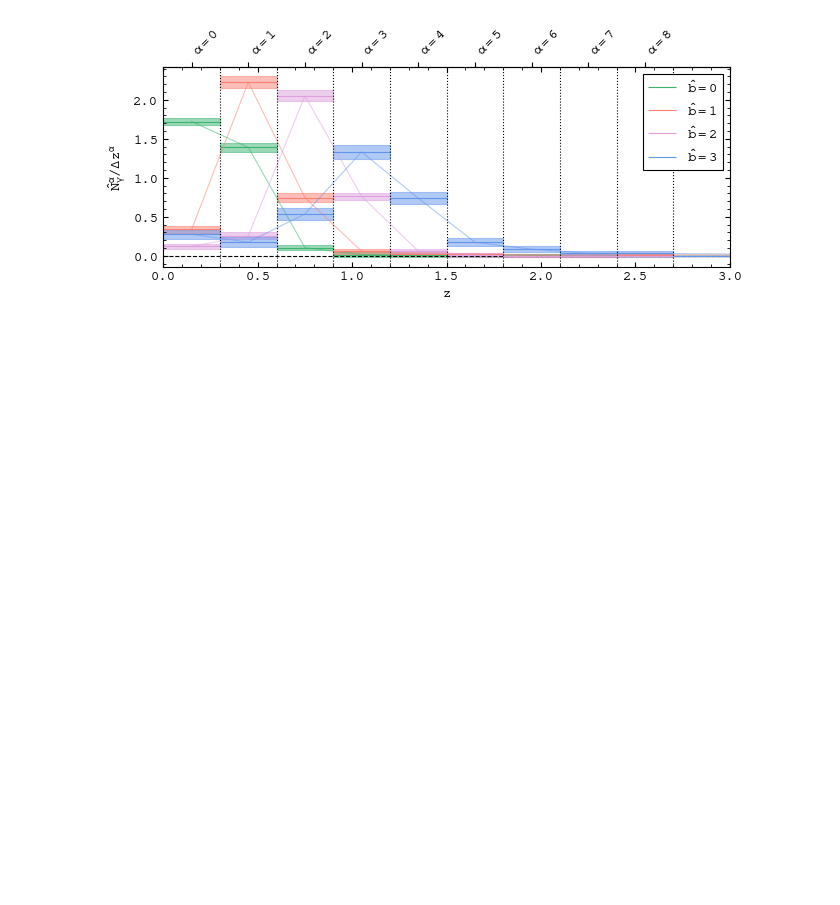
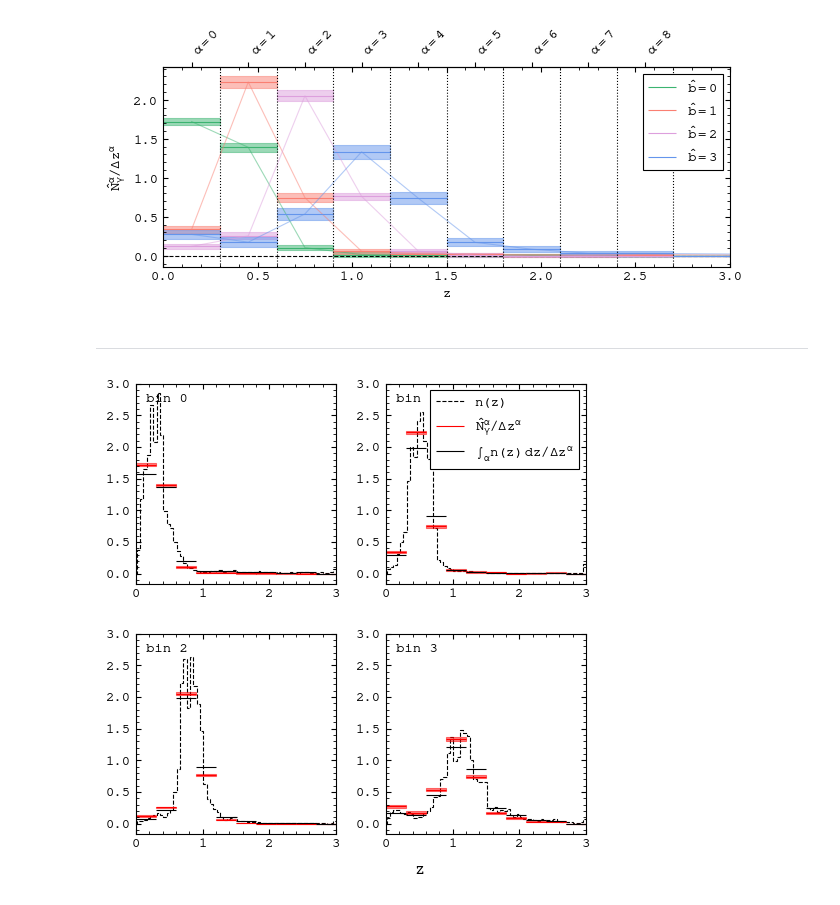
Before and after one commit to sidneymau/des-y6-image-sims-analysis, a Jupyter notebook: plots/N_gamma_alpha.ipynb, the cells around one changed output. Saved outputs shown, nothing was run; the diff lists cells and outputs as text; code cells hidden in the pictures; blank space fills up the shorter version.

```diff
--- a/plots/N_gamma_alpha.ipynb
+++ b/plots/N_gamma_alpha.ipynb
@@ -256,3 +261,5 @@ axs.legend(loc="upper right")
 plt.show()
 # %% [output]
 [figure]
+# %% [markdown]
+---
@@ -258,0 +282,69 @@ plt.show()
+# %%
+_kwargs = {
+    "width": 2,
+    "height": 2,
+    "horizontal_margin": 8/12,
+    "vertical_margin": 6/12,
+    "gutter": 0.5,
+    "fig_width": 7,
+    "fig_height": 5.5,
+}
+# %%
+fig, axs = lib.plotting.make_axes(
+    2, 2,
+    sharex="all",
+    sharey="all",
+    **_kwargs,
+)
+
+for bi in lib.const.TOMOGRAPHIC_BINS:
+    biy, bix = np.unravel_index(bi, (2, 2))
+    ax = axs[biy, bix]
+
+    # ax.plot(lib.const.ZVALS, nzs[bi], drawstyle="steps-mid", color="black", linestyle="dashed", label="n(z)")
+    ax.stairs(nzs[bi], lib.const.ZEDGES, color="black", linestyle="dashed", label="n(z)")
+
+    for i in range(10):
+        nind = mn_pars.index((i, bi))
+        bin_zmin, bin_zmax = zbins[i+1]
+        bin_dz = bin_zmax - bin_zmin
+        nga_val = mn[nind] / bin_dz
+        nga_err = np.sqrt(cov[nind, nind]) / bin_dz
+        ax.fill_between(
+            [bin_zmin, bin_zmax],
+            np.ones(2) * nga_val - nga_err,
+            np.ones(2) * nga_val + nga_err,
+            color="red",
+            alpha=0.5,
+        )
+
+        ax.hlines(
+            mn[nind] / bin_dz,
+            bin_zmin,
+            bin_zmax,
+            color="red",
+            label="$\\hat{N}_{\\gamma}^{\\alpha} / \\Delta z^{\\alpha}$" if i == 0 else None,
+        )
+        ng_val = lib.util.sompz_integral(nzs[bi], lib.const.ZVALS, bin_zmin, bin_zmax) / bin_dz
+        ax.hlines(
+            ng_val,
+            bin_zmin,
+            bin_zmax,
+            color="black",
+            label="$\\int_{\\alpha} n(z) \\, dz / \\Delta z^{\\alpha}$" if i == 0 else None,
+        )
+
+    ax.set_xlim(0, 3.0)
+    ax.text(0.05, 0.95, f"bin {bi}", transform=ax.transAxes, ha="left", va="top")
+
+# axs[0, 0].set_xticklabels([])
+# axs[0, 1].set_xticklabels([])
+# axs[0, 1].set_yticklabels([])
+# axs[1, 1].set_yticklabels([])
+
+axs[0, 1].legend(loc="upper right")
+fig.supxlabel("$z$")
+
+plt.show()
+# %% [output]
+[figure, added]
```
Also changed, not shown: parts of 3 cells of this notebook, 1 other file.
